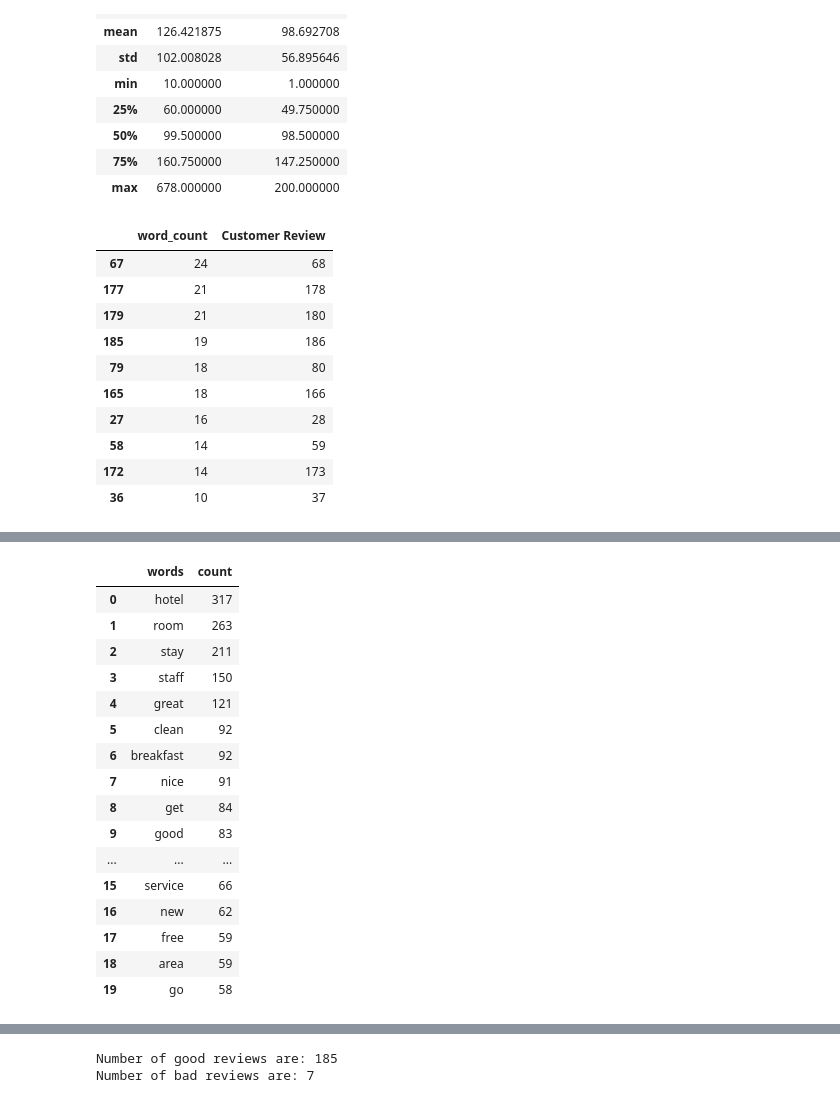
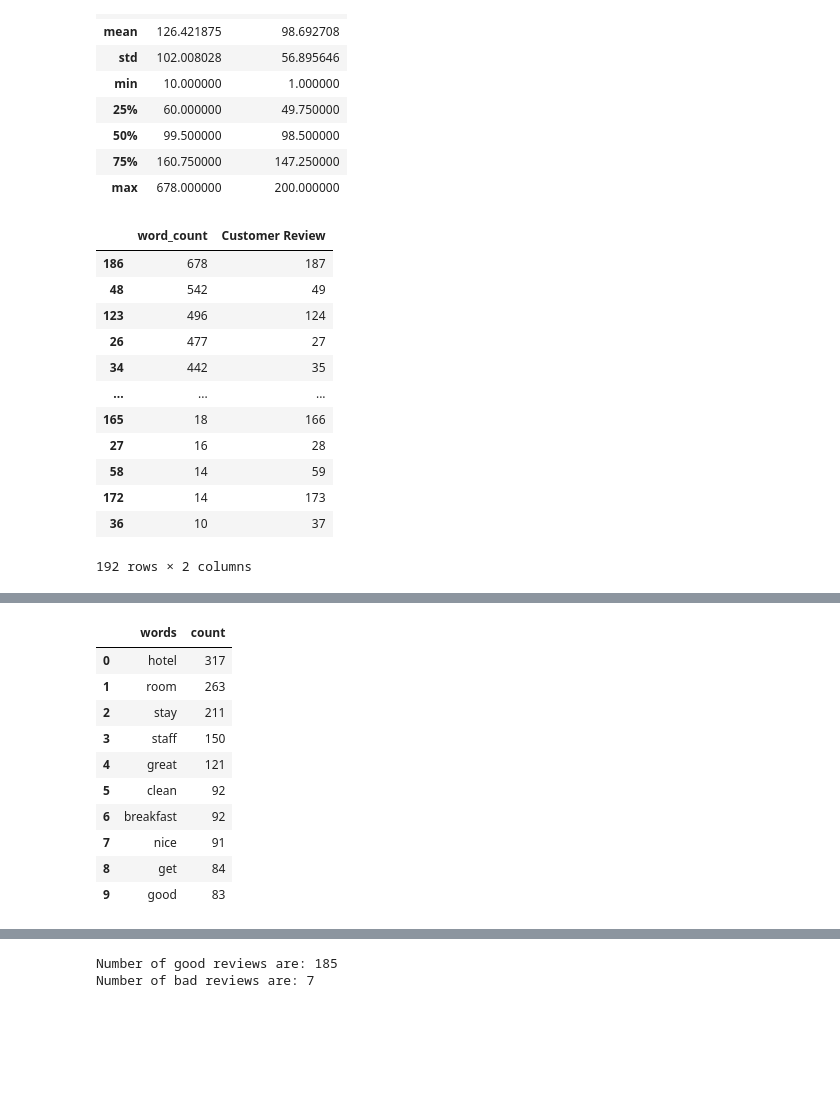
Before and after one commit to vvenkatesh-ML/Projects, a Jupyter notebook: IoT Analytics/Assignment 2/Assignment_2_VishaalVenkatesh.ipynb, the cells around one changed output, grey strips where cells are left out. Cells and saved outputs as stored; diff of their text form; code cells hidden in the pictures; blank space fills up the shorter version.

```diff
--- a/IoT Analytics/Assignment 2/Assignment_2_VishaalVenkatesh.ipynb
+++ b/IoT Analytics/Assignment 2/Assignment_2_VishaalVenkatesh.ipynb
@@ -97,19 +98,21 @@ df_sorted.describe()
 | 75% | 160.750000 | 147.250000 |
 | max | 678.000000 | 200.000000 |
 # %%
-df_sorted.tail(10)
+df_sorted
 # %% [output]
 |  | word_count | Customer Review |
-| 67 | 24 | 68 |
-| 177 | 21 | 178 |
-| 179 | 21 | 180 |
-| 185 | 19 | 186 |
-| 79 | 18 | 80 |
+| 186 | 678 | 187 |
+| 48 | 542 | 49 |
+| 123 | 496 | 124 |
+| 26 | 477 | 27 |
+| 34 | 442 | 35 |
+| ... | ... | ... |
 | 165 | 18 | 166 |
 | 27 | 16 | 28 |
 | 58 | 14 | 59 |
 | 172 | 14 | 173 |
 | 36 | 10 | 37 |
+192 rows × 2 columns
 # %%
 wn = WordNetLemmatizer()
 ps = nltk.PorterStemmer()
@@ -170,7 +172,7 @@ all_words = new_df['body_clean_lem'].tolist()
 all_words_2 = list(itertools.chain(*all_words))
 counts_all_words_2 = collections.Counter(all_words_2)
 common_words = pd.DataFrame(counts_all_words_2.most_common(), columns=['words', 'count']) #gets the most common words in all of the documents
-common_words.head(20)
+common_words.head(10)
 # %% [output]
 |  | words | count |
 | 0 | hotel | 317 |
@@ -183,12 +185,6 @@ common_words.head(20)
 | 7 | nice | 91 |
 | 8 | get | 84 |
 | 9 | good | 83 |
-| ... | ... | ... |
-| 15 | service | 66 |
-| 16 | new | 62 |
-| 17 | free | 59 |
-| 18 | area | 59 |
-| 19 | go | 58 |
 # %%
 # Creates the TF matrix
 count_vect  = CountVectorizer(analyzer = lemmatizer) #analyzer hyperparameter directly runs the fuction created
```
Also changed, not shown: parts of 13 cells of this notebook.
